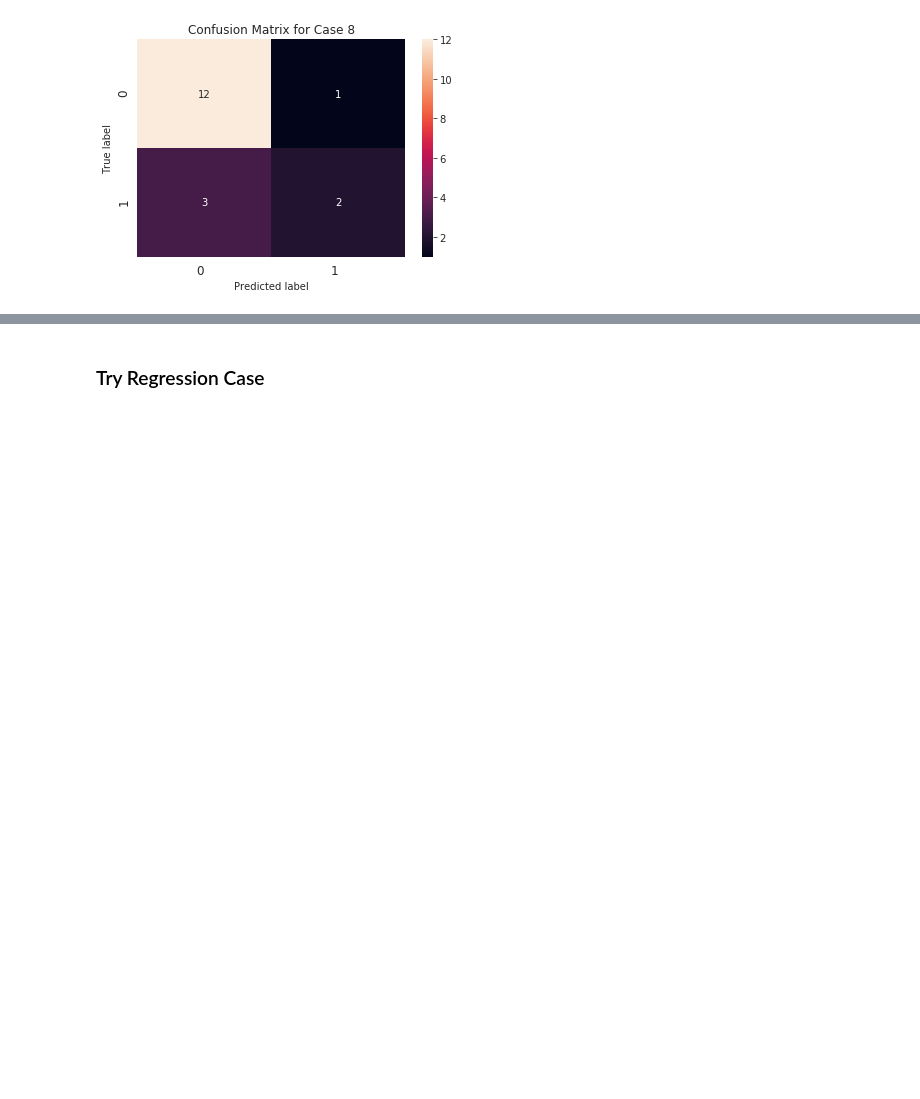
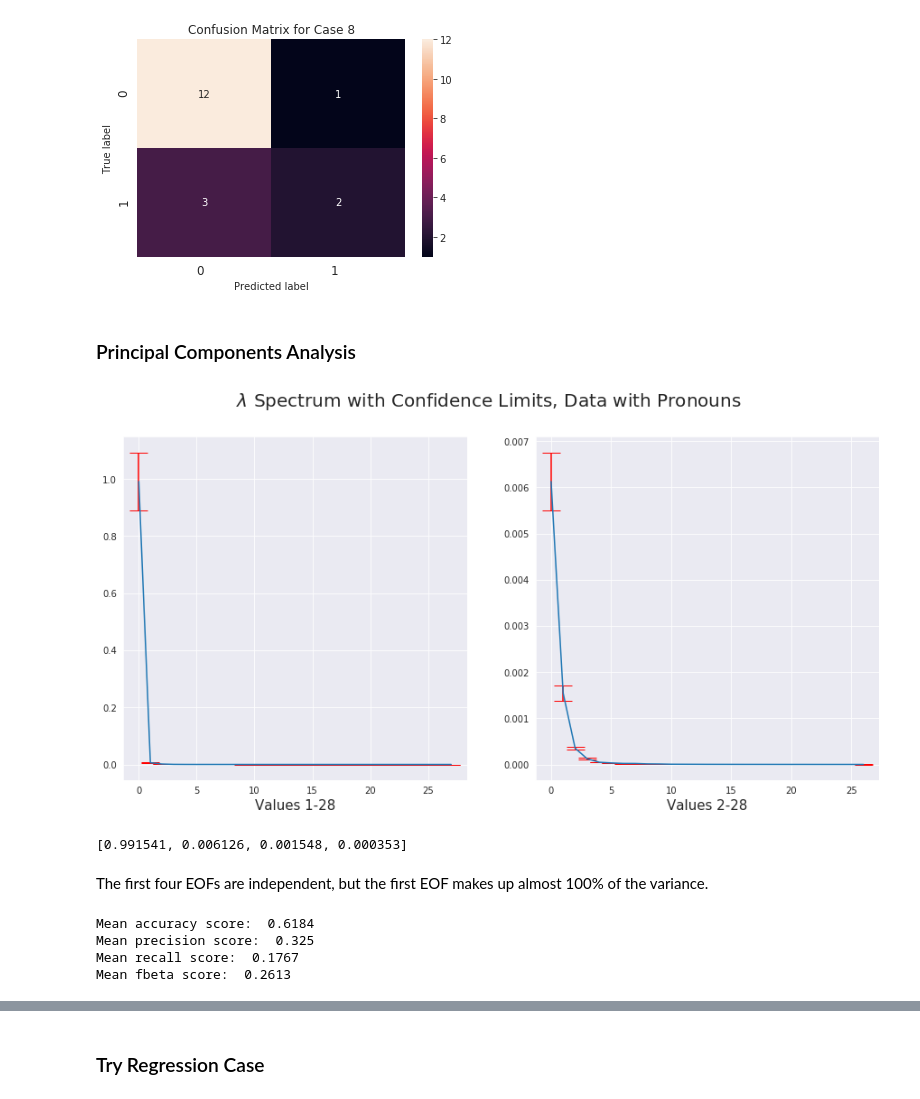
Before and after one commit to Jakidxav/DAIC_WOZ_NLP, a Jupyter notebook: training_scripts/doc2vec_train.ipynb, the cells around one changed output, grey strips where cells are left out. Cells and saved outputs as stored; diff of their text form; code cells hidden in the pictures; blank space fills up the shorter version.

```diff
--- a/training_scripts/doc2vec_train.ipynb
+++ b/training_scripts/doc2vec_train.ipynb
@@ -223,3 +224,51 @@ plot_roc(fpr, tpr)
 plot_cm(ytest, preds, 8)
 # %% [output]
 [figure]
+# %% [markdown]
+### Principal Components Analysis
+# %%
+N = np.shape(X_i)[0]
+
+#create covariance matrix
+C = np.matmul(X_i, X_i.T) / N
+
+#eigen alysis on the covariance matrix gives us the EOFs as columns
+eigvals, eigvectors = eig(C)
+
+#compute total variance explained by the eigen values
+total_eig = np.sum(eigvals)
+total_var = eigvals / total_eig
+
+#calculate confidence limits with North et al criterion
+delta = total_var * np.sqrt(2 / (N-1))
+# %%
+figure, axis = plt.subplots(1, 2, figsize=(15, 7))
+axis[0].errorbar(np.arange(0, 28), total_var[:28], yerr=delta[:28], ecolor='r', capsize=10)
+axis[1].errorbar(np.arange(0, 27), total_var[1:28], yerr=delta[1:28], ecolor='r', capsize=10)
+axis[0].set_title('')
+axis[1].set_title('')
+
+figure.suptitle('$\lambda$ Spectrum with Confidence Limits, Data with Pronouns', fontsize=20)
+axis[0].set_xlabel('Values 1-28', fontsize=15)
+axis[1].set_xlabel('Values 2-28', fontsize=15)
+
+plt.show()
+# %% [output]
+[figure, added]
+# %%
+#amount of variance explained by the first 5 eofs
+print([np.round(float(var), 6) for var in total_var[:4]])
+# %% [output]
+[0.991541, 0.006126, 0.001548, 0.000353]
+# %% [markdown]
+The first four EOFs are independent, but the first EOF makes up almost 100% of the variance.
+# %%
+#try to classify with only the first EOF
+X_eof = np.reshape(eigvectors[:, 0], (-1, 1))
+
+accuracy, precision, recall, fbeta, fpr, tpr, ytest, preds = classify_and_report(knn, X_eof, y, num)
+# %% [output]
+Mean accuracy score:  0.6184
+Mean precision score:  0.325
+Mean recall score:  0.1767
+Mean fbeta score:  0.2613
```
Also changed, not shown: parts of 16 cells of this notebook, 1 other file.
